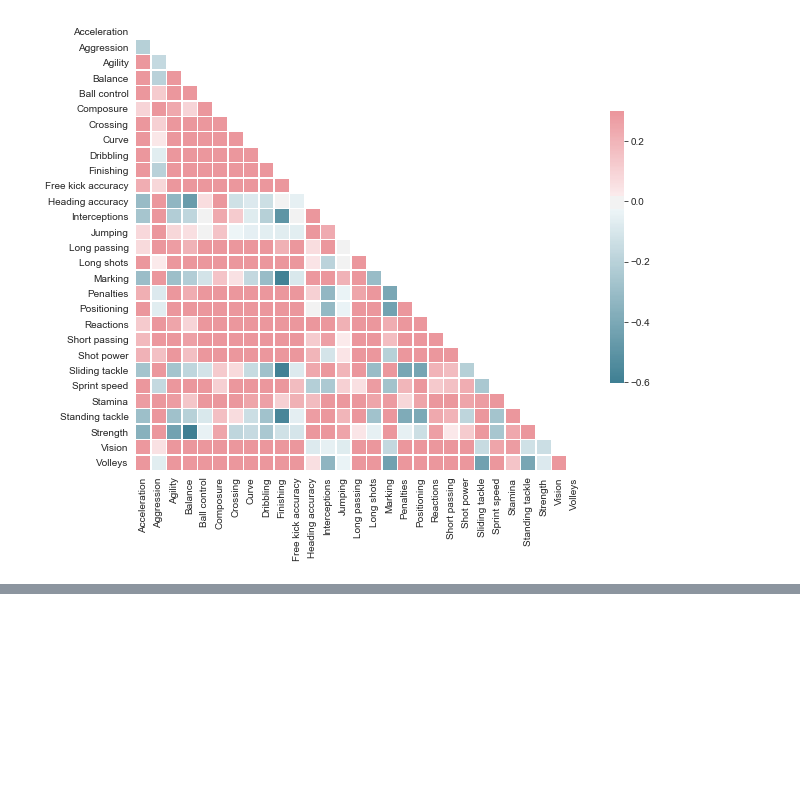
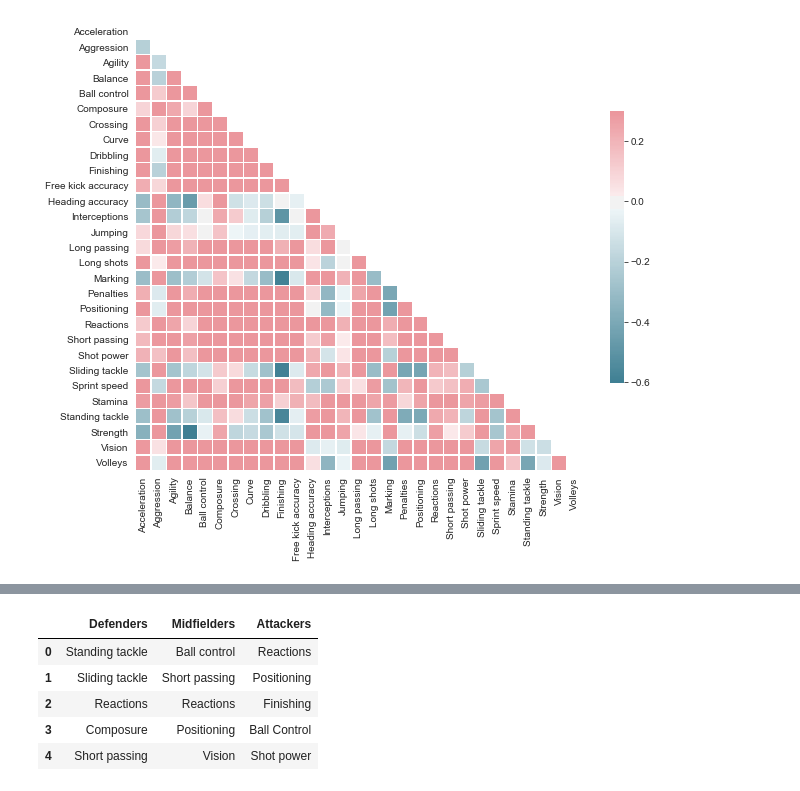
Before and after one commit to sthalder/fifa-player-wage-analysis, a Jupyter notebook: Fifa Wage Prediction Analysis.ipynb, the cells around one changed output, grey strips where cells are left out. Drawn from its saved outputs; the diff is of its cells as text; code cells hidden in the pictures; blank space fills up the shorter version.

```diff
--- a/Fifa Wage Prediction Analysis.ipynb
+++ b/Fifa Wage Prediction Analysis.ipynb
@@ -306,0 +612,13 @@ sns.heatmap(fifa18_corr, mask=mask, cmap=cmap, vmax=.3, center=0,
+# %%
+# Top 5 features for Wages by position
+top_5_features = pd.DataFrame({'Defenders' : ['Standing tackle', 'Sliding tackle', 'Reactions', 'Composure', 'Short passing'],
+                              'Midfielders' : ['Ball control', 'Short passing', 'Reactions', 'Positioning', 'Vision'],
+                              'Attackers' : ['Reactions', 'Positioning', 'Finishing', 'Ball Control', 'Shot power']})
+top_5_features
+# %% [output]
+|  | Defenders | Midfielders | Attackers |
+| 0 | Standing tackle | Ball control | Reactions |
+| 1 | Sliding tackle | Short passing | Positioning |
+| 2 | Reactions | Reactions | Finishing |
+| 3 | Composure | Positioning | Ball Control |
+| 4 | Short passing | Vision | Shot power |
```
Also changed, not shown: parts of 17 cells of this notebook.
